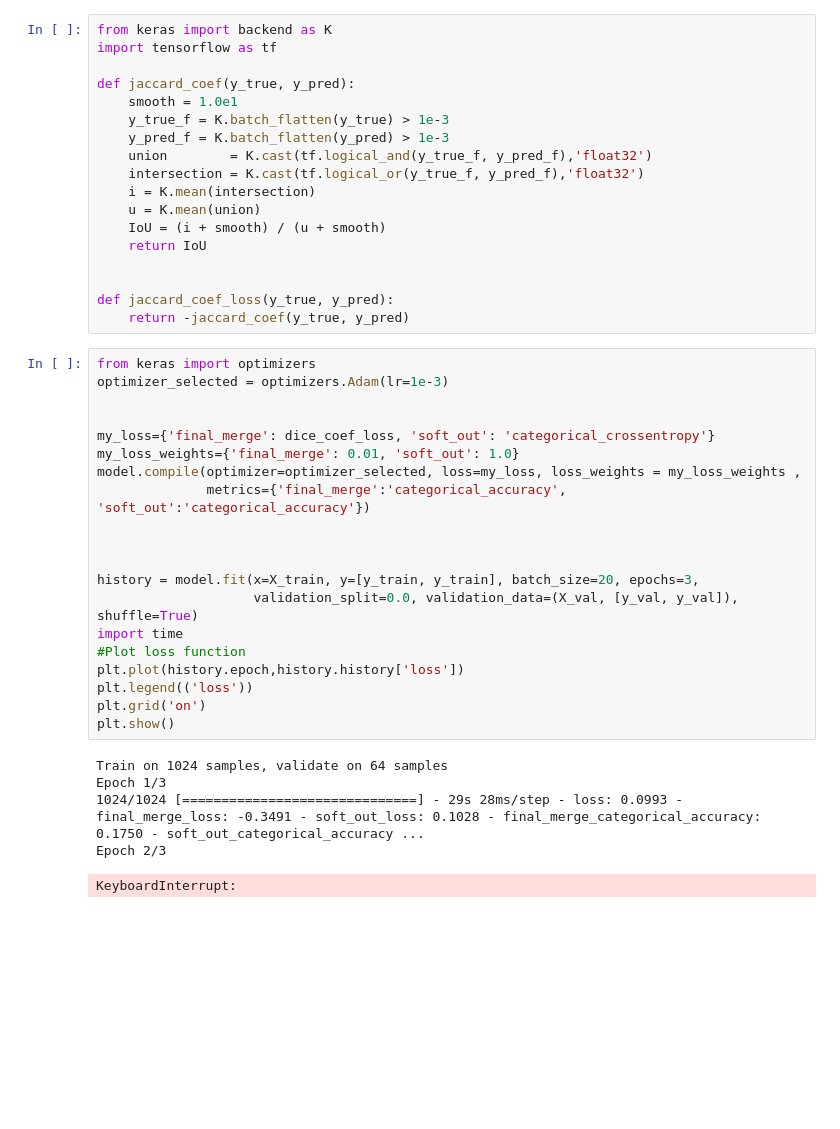
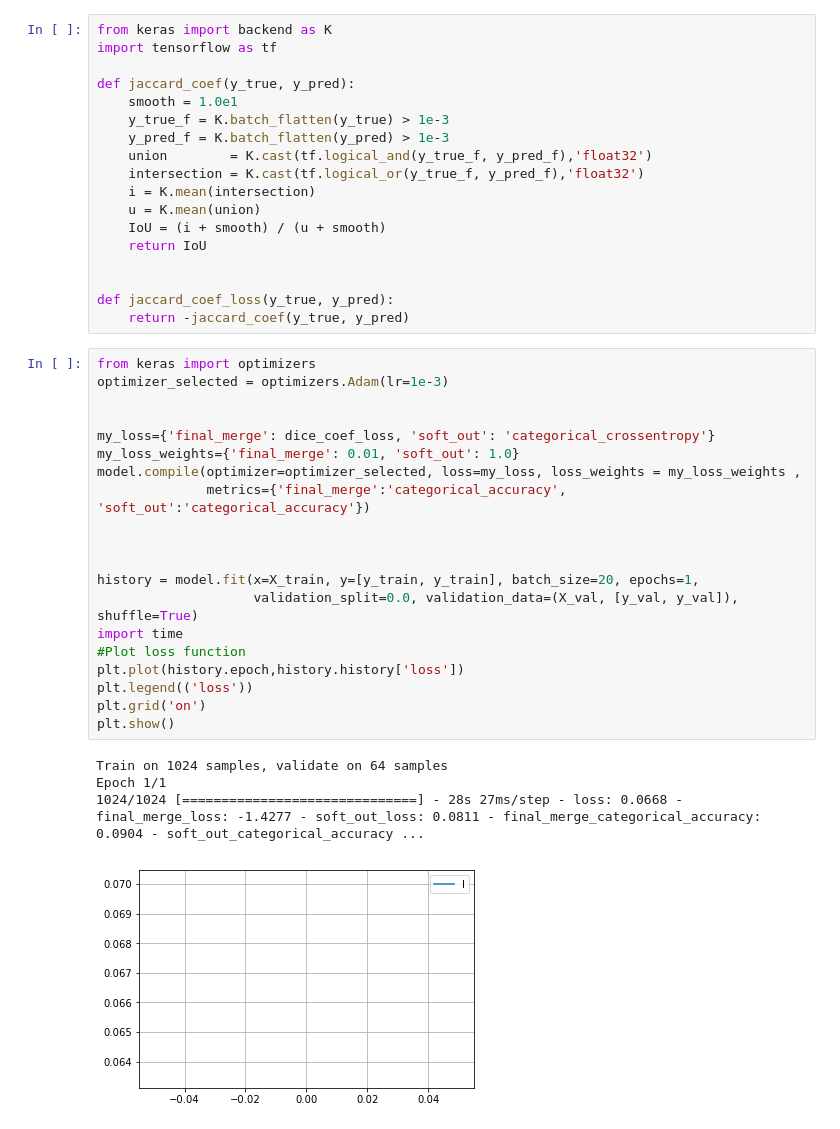
Before and after one commit to rdjondo/SimplisticSSD, a Jupyter notebook: SimpleSegNet_synthetic_dataset.ipynb, the cells around one changed output. Drawn from its saved outputs; the diff is of its cells as text; blank space fills up the shorter version.

```diff
--- a/SimpleSegNet_synthetic_dataset.ipynb
+++ b/SimpleSegNet_synthetic_dataset.ipynb
@@ -503,29 +503,28 @@ def jaccard_coef_loss(y_true, y_pred):
 # %%
 from keras import optimizers
 optimizer_selected = optimizers.Adam(lr=1e-3)
 
 
 my_loss={'final_merge': dice_coef_loss, 'soft_out': 'categorical_crossentropy'}
 my_loss_weights={'final_merge': 0.01, 'soft_out': 1.0}
 model.compile(optimizer=optimizer_selected, loss=my_loss, loss_weights = my_loss_weights ,
               metrics={'final_merge':'categorical_accuracy', 'soft_out':'categorical_accuracy'})
 
 
 
-history = model.fit(x=X_train, y=[y_train, y_train], batch_size=20, epochs=3,
+history = model.fit(x=X_train, y=[y_train, y_train], batch_size=20, epochs=1,
                     validation_split=0.0, validation_data=(X_val, [y_val, y_val]), shuffle=True)
 import time
 #Plot loss function
 plt.plot(history.epoch,history.history['loss'])
 plt.legend(('loss'))
 plt.grid('on')
 plt.show()
 # %% [output]
 Train on 1024 samples, validate on 64 samples
-Epoch 1/3
-1024/1024 [==============================] - 29s 28ms/step - loss: 0.0993 - final_merge_loss: -0.3491 - soft_out_loss: 0.1028 - final_merge_categorical_accuracy: 0.1750 - soft_out_categorical_accuracy ...
-Epoch 2/3
+Epoch 1/1
+1024/1024 [==============================] - 28s 27ms/step - loss: 0.0668 - final_merge_loss: -1.4277 - soft_out_loss: 0.0811 - final_merge_categorical_accuracy: 0.0904 - soft_out_categorical_accuracy ...
-KeyboardInterrupt:
+[figure, added]
 # %%
 # Create a brand-new image for testing
 trainim = TrainingImage(size=image_size , backgd_color_class=TrainingImage.BLACK_CLASS)
```
Also changed, not shown: parts of 13 cells of this notebook.
